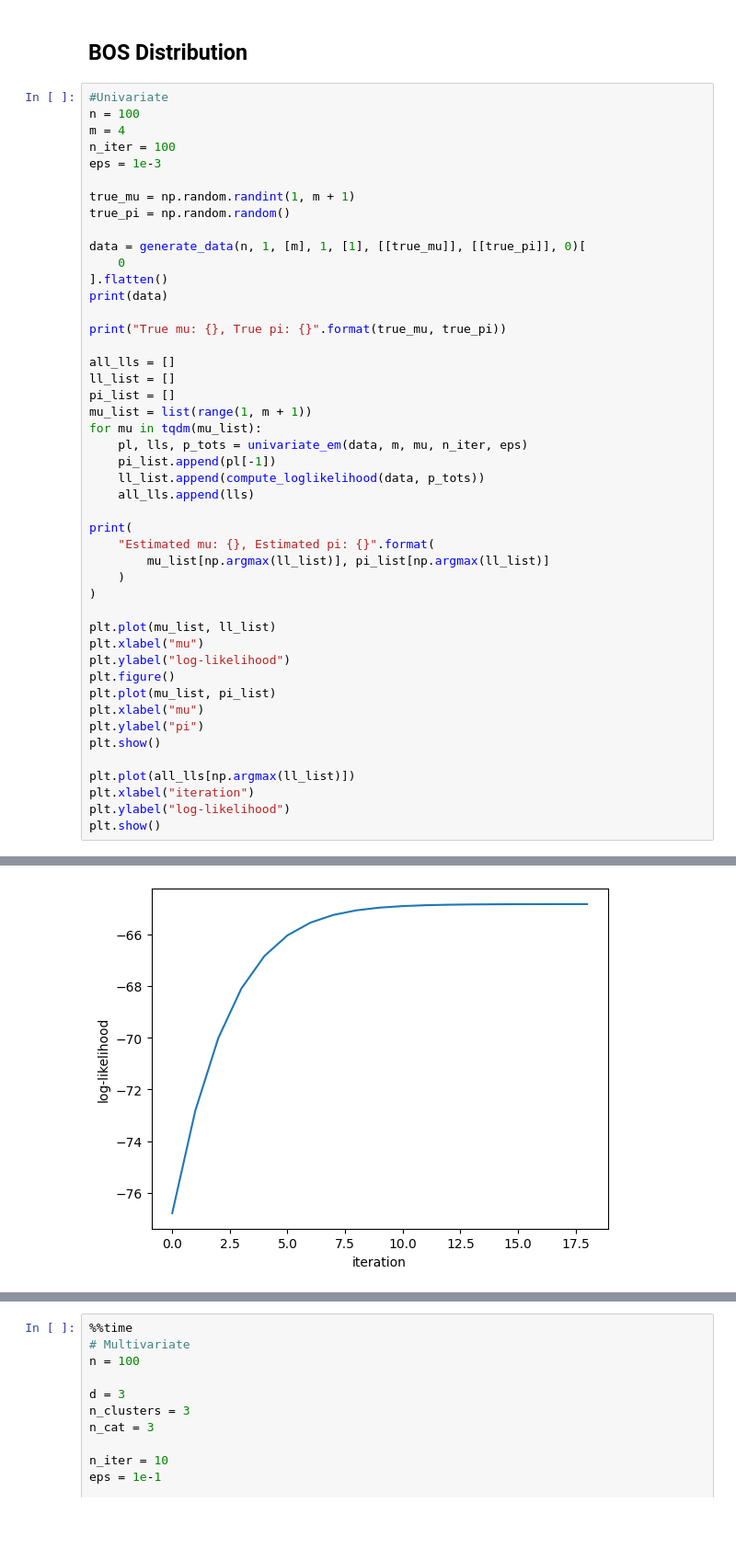
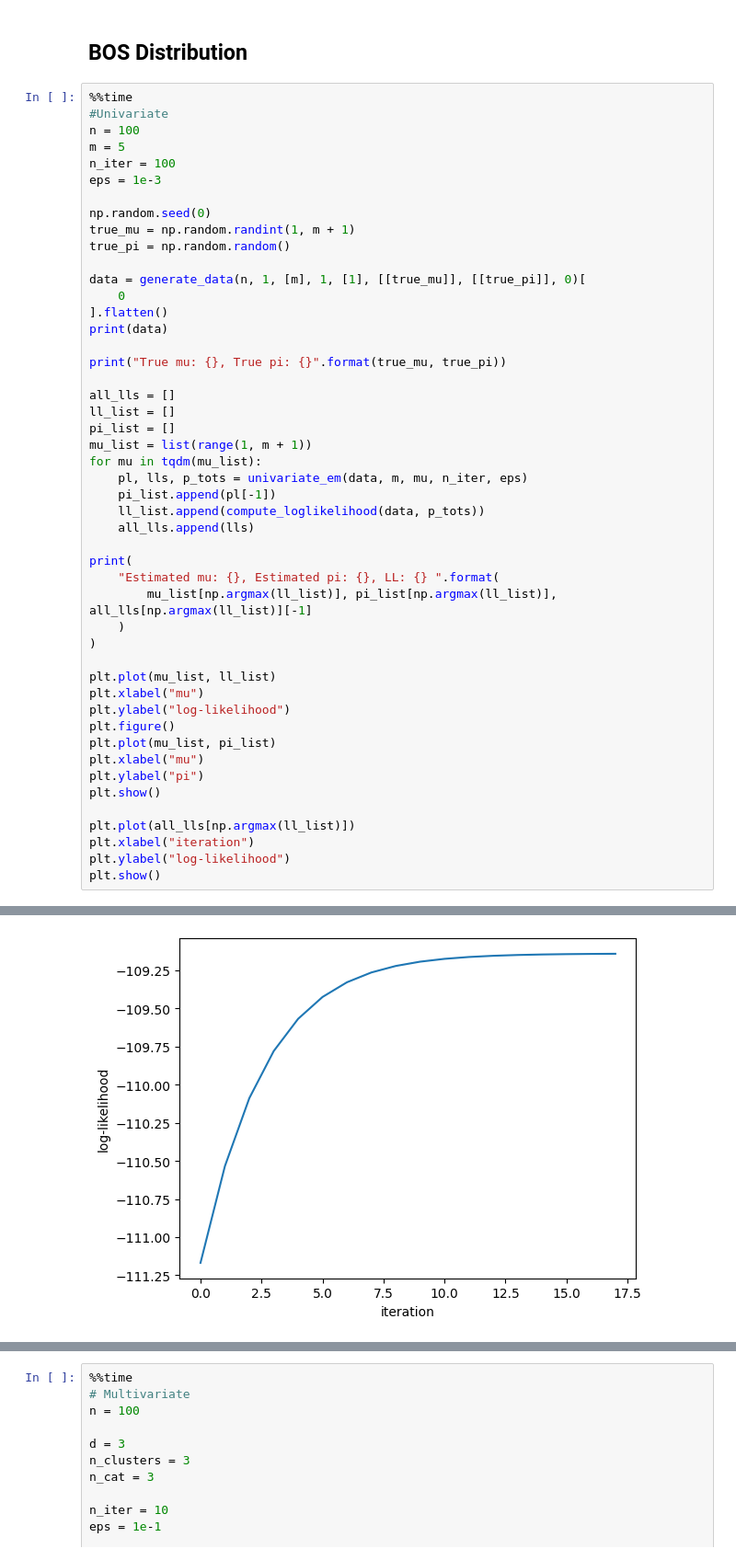
Before and after one commit to Thomick/Ordinal-data-clustering, a Jupyter notebook: notebooks/estimation.ipynb, the cells around one changed output, grey strips where cells are left out. Shown at 92% size. Cells and saved outputs as stored; diff of their text form; blank space fills up the shorter version.

```diff
--- a/notebooks/estimation.ipynb
+++ b/notebooks/estimation.ipynb
@@ -24,12 +22,14 @@ The autoreload extension is already loaded. To reload it, use:
 # %% [markdown]
 ## BOS Distribution
 # %%
+%%time
 #Univariate
 n = 100
-m = 4
+m = 5
 n_iter = 100
 eps = 1e-3
 
+np.random.seed(0)
 true_mu = np.random.randint(1, m + 1)
 true_pi = np.random.random()
 
@@ -51,8 +51,8 @@ for mu in tqdm(mu_list):
     all_lls.append(lls)
 
 print(
-    "Estimated mu: {}, Estimated pi: {}".format(
-        mu_list[np.argmax(ll_list)], pi_list[np.argmax(ll_list)]
+    "Estimated mu: {}, Estimated pi: {}, LL: {} ".format(
+        mu_list[np.argmax(ll_list)], pi_list[np.argmax(ll_list)], all_lls[np.argmax(ll_list)][-1]
     )
 )
 
@@ -80 +80 @@ Estimated mu: 4, Estimated pi: 0.7860245246802342
-[figure, old version]
+[figure, new version]
```
Also changed, not shown: parts of 9 cells of this notebook.
